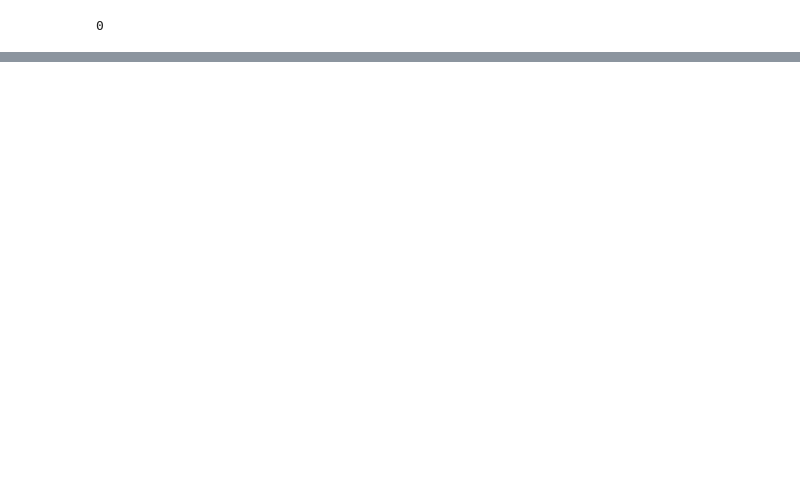
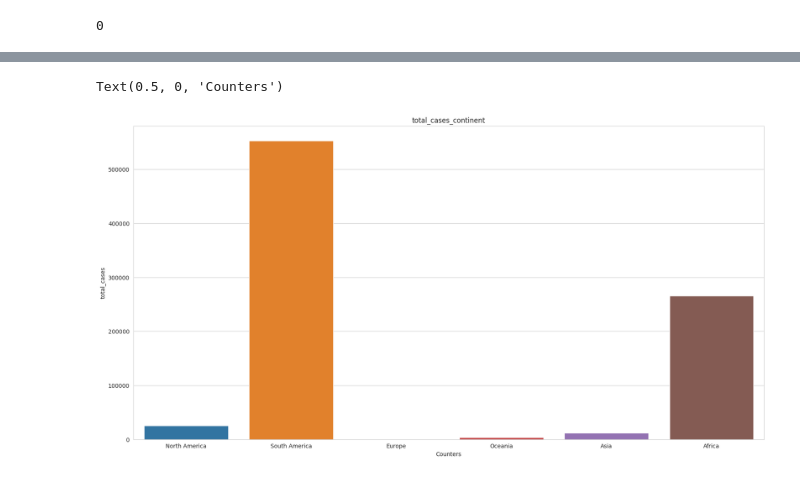
Before and after one commit to rvanguita/DataScientists, a Jupyter notebook: Coronavirus/main.ipynb, the cells around one changed output, grey strips where cells are left out. Saved outputs shown, nothing was run; the diff lists cells and outputs as text; code cells hidden in the pictures; blank space fills up the shorter version.

```diff
--- a/Coronavirus/main.ipynb
+++ b/Coronavirus/main.ipynb
@@ -63,0 +104,3 @@ sns.lineplot(data=data_plot, x='Date', y='Death_peer_cases', hue='counter')
+# %%
+percentage_got_covid = (df_covidDeaths['total_cases'] / df_covidDeaths['population']) * 100
+df_covidDeaths['percentage_got_covid'] = percentage_got_covid
@@ -63,0 +115,3 @@ sns.lineplot(data=data_plot, x='Date', y='Death_peer_cases', hue='counter')
+# %%
+percentage_dying_covid = (df_covidDeaths['total_deaths'] / df_covidDeaths['population']) * 100
+df_covidDeaths['percentage_dying_covid'] = percentage_dying_covid
@@ -63,0 +133,2 @@ sns.lineplot(data=data_plot, x='Date', y='Death_peer_cases', hue='counter')
+# %%
+df_covidDeaths['total_cases_population'] = df_covidDeaths['total_cases'] / df_covidDeaths['population'] * 100
@@ -63,0 +141,5 @@ sns.lineplot(data=data_plot, x='Date', y='Death_peer_cases', hue='counter')
+# %%
+df_drop_date = df_covidDeaths[['continent','total_cases', 'population']]
+df_drop_date.groupby('continent').sum()
+df_drop_date = df_drop_date.drop_duplicates(subset=['continent'], keep='last')
+df_drop_date
@@ -63,0 +155,10 @@ sns.lineplot(data=data_plot, x='Date', y='Death_peer_cases', hue='counter')
+# %%
+plt.figure(figsize = (20, 10))
+sns.barplot(data = df_drop_date, \
+            x='continent', \
+            y='total_cases').set_title('total_cases_continent')
+
+plt.xlabel('Counters')
+# %% [output]
+Text(0.5, 0, 'Counters')
+[figure, added]
```
Also changed, not shown: parts of 20 cells of this notebook.
